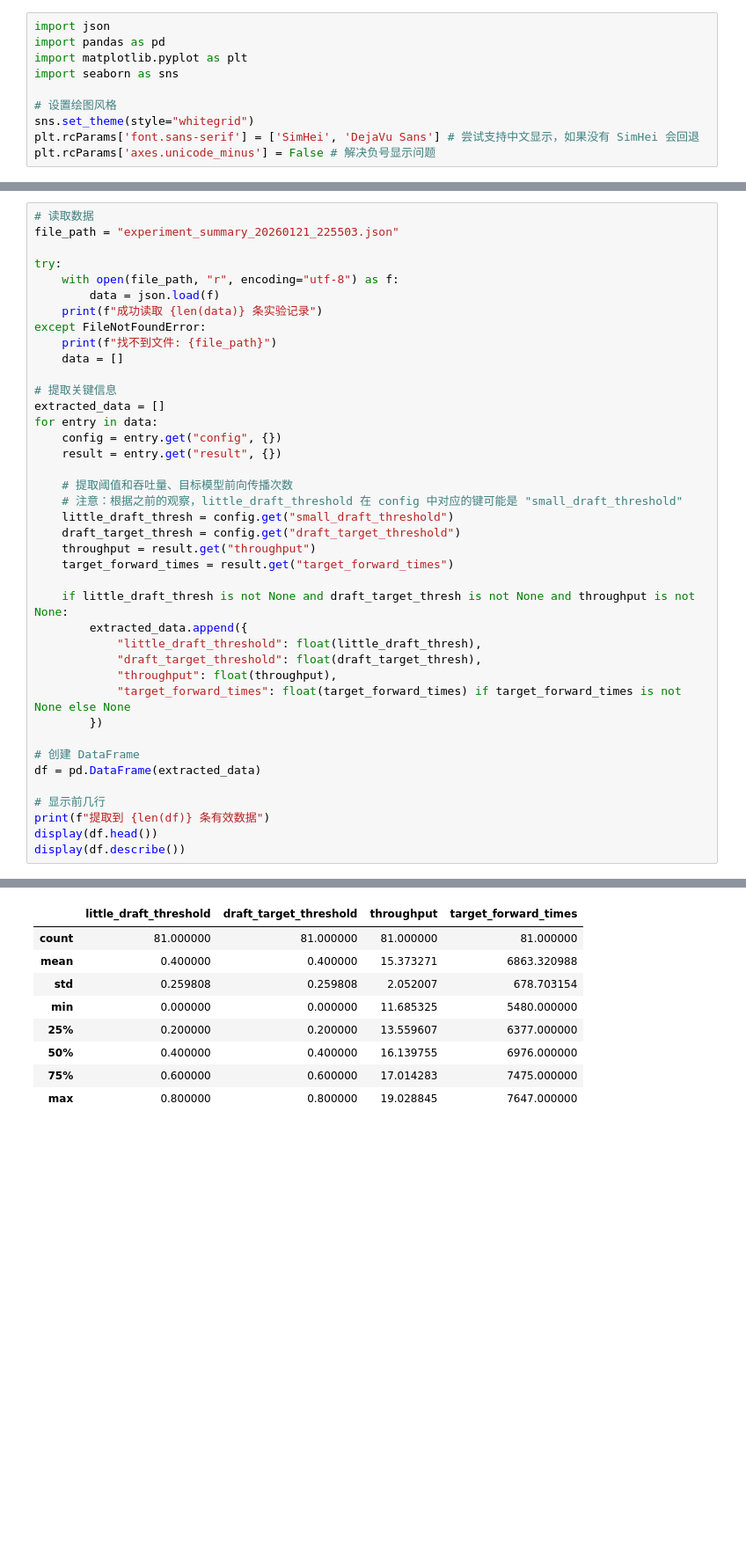
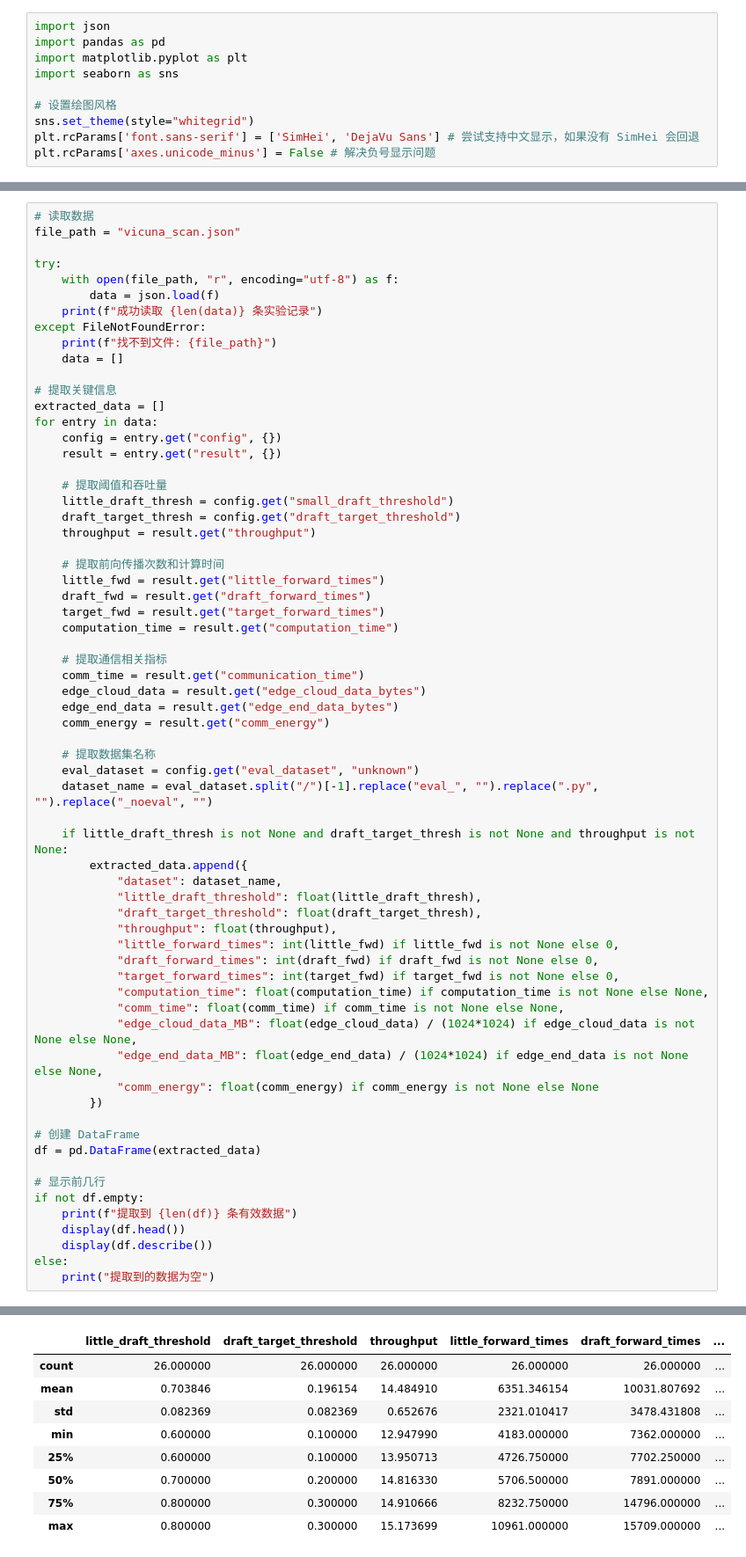
Before and after one commit to Nanji-Huaji/DuoDecoding, a Jupyter notebook: plot_thresholds_20260117.ipynb, the cells around one changed output, grey strips where cells are left out. Shown at 88% size. Cells and saved outputs as stored; diff of their text form; blank space fills up the shorter version.

```diff
--- a/plot_thresholds_20260117.ipynb
+++ b/plot_thresholds_20260117.ipynb
@@ -16,6 +25,6 @@ plt.rcParams['axes.unicode_minus'] = False # 解决负号显示问题
 # %%
 # 读取数据
-file_path = "experiment_summary_20260121_225503.json"
+file_path = "vicuna_scan.json"
 
 try:
     with open(file_path, "r", encoding="utf-8") as f:
@@ -31,26 +40,51 @@ for entry in data:
     config = entry.get("config", {})
     result = entry.get("result", {})
 
-    # 提取阈值和吞吐量、目标模型前向传播次数
-    # 注意：根据之前的观察，little_draft_threshold 在 config 中对应的键可能是 "small_draft_threshold"
+    # 提取阈值和吞吐量
     little_draft_thresh = config.get("small_draft_threshold")
     draft_target_thresh = config.get("draft_target_threshold")
     throughput = result.get("throughput")
-    target_forward_times = result.get("target_forward_times")
+
+    # 提取前向传播次数和计算时间
+    little_fwd = result.get("little_forward_times")
+    draft_fwd = result.get("draft_forward_times")
+    target_fwd = result.get("target_forward_times")
+    computation_time = result.get("computation_time")
+
+    # 提取通信相关指标
+    comm_time = result.get("communication_time")
+    edge_cloud_data = result.get("edge_cloud_data_bytes")
+    edge_end_data = result.get("edge_end_data_bytes")
+    comm_energy = result.get("comm_energy")
+
+    # 提取数据集名称
+    eval_dataset = config.get("eval_dataset", "unknown")
+    dataset_name = eval_dataset.split("/")[-1].replace("eval_", "").replace(".py", "").replace("_noeval", "")
 
     if little_draft_thresh is not None and draft_target_thresh is not None and throughput is not None:
         extracted_data.append({
+            "dataset": dataset_name,
             "little_draft_threshold": float(little_draft_thresh),
             "draft_target_threshold": float(draft_target_thresh),
             "throughput": float(throughput),
-            "target_forward_times": float(target_forward_times) if target_forward_times is not None else None
+            "little_forward_times": int(little_fwd) if little_fwd is not None else 0,
+            "draft_forward_times": int(draft_fwd) if draft_fwd is not None else 0,
+            "target_forward_times": int(target_fwd) if target_fwd is not None else 0,
+            "computation_time": float(computation_time) if computation_time is not None else None,
+            "comm_time": float(comm_time) if comm_time is not None else None,
+            "edge_cloud_data_MB": float(edge_cloud_data) / (1024*1024) if edge_cloud_data is not None else None,
+            "edge_end_data_MB": float(edge_end_data) / (1024*1024) if edge_end_data is not None else None,
+            "comm_energy": float(comm_energy) if comm_energy is not None else None
         })
 
 # 创建 DataFrame
 df = pd.DataFrame(extracted_data)
 
 # 显示前几行
-print(f"提取到 {len(df)} 条有效数据")
-display(df.head())
-display(df.describe())
+if not df.empty:
+    print(f"提取到 {len(df)} 条有效数据")
+    display(df.head())
+    display(df.describe())
+else:
+    print("提取到的数据为空")
 # %% [output]
@@ -65,12 +99,12 @@ display(df.describe())
-|  | little_draft_threshold | draft_target_threshold | throughput | target_forward_times |
-| count | 81.000000 | 81.000000 | 81.000000 | 81.000000 |
-| mean | 0.400000 | 0.400000 | 15.373271 | 6863.320988 |
-| std | 0.259808 | 0.259808 | 2.052007 | 678.703154 |
-| min | 0.000000 | 0.000000 | 11.685325 | 5480.000000 |
-| 25% | 0.200000 | 0.200000 | 13.559607 | 6377.000000 |
-| 50% | 0.400000 | 0.400000 | 16.139755 | 6976.000000 |
-| 75% | 0.600000 | 0.600000 | 17.014283 | 7475.000000 |
-| max | 0.800000 | 0.800000 | 19.028845 | 7647.000000 |
+|  | little_draft_threshold | draft_target_threshold | throughput | little_forward_times | draft_forward_times | ... |
+| count | 26.000000 | 26.000000 | 26.000000 | 26.000000 | 26.000000 | ... |
+| mean | 0.703846 | 0.196154 | 14.484910 | 6351.346154 | 10031.807692 | ... |
+| std | 0.082369 | 0.082369 | 0.652676 | 2321.010417 | 3478.431808 | ... |
+| min | 0.600000 | 0.100000 | 12.947990 | 4183.000000 | 7362.000000 | ... |
+| 25% | 0.600000 | 0.100000 | 13.950713 | 4726.750000 | 7702.250000 | ... |
+| 50% | 0.700000 | 0.200000 | 14.816330 | 5706.500000 | 7891.000000 | ... |
+| 75% | 0.800000 | 0.300000 | 14.910666 | 8232.750000 | 14796.000000 | ... |
+| max | 0.800000 | 0.300000 | 15.173699 | 10961.000000 | 15709.000000 | ... |
 # %%
 # 绘制折线图
 plt.figure(figsize=(12, 6))
```
Also changed, not shown: parts of 7 cells of this notebook, 6 other files.
